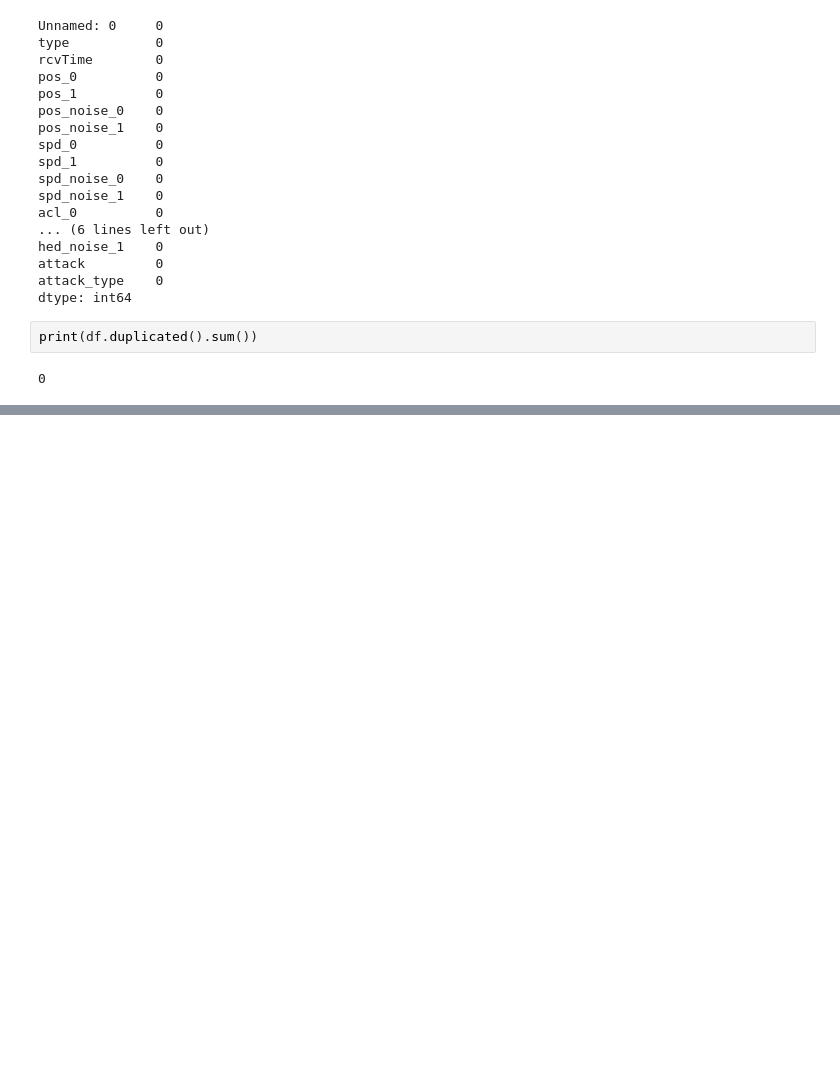
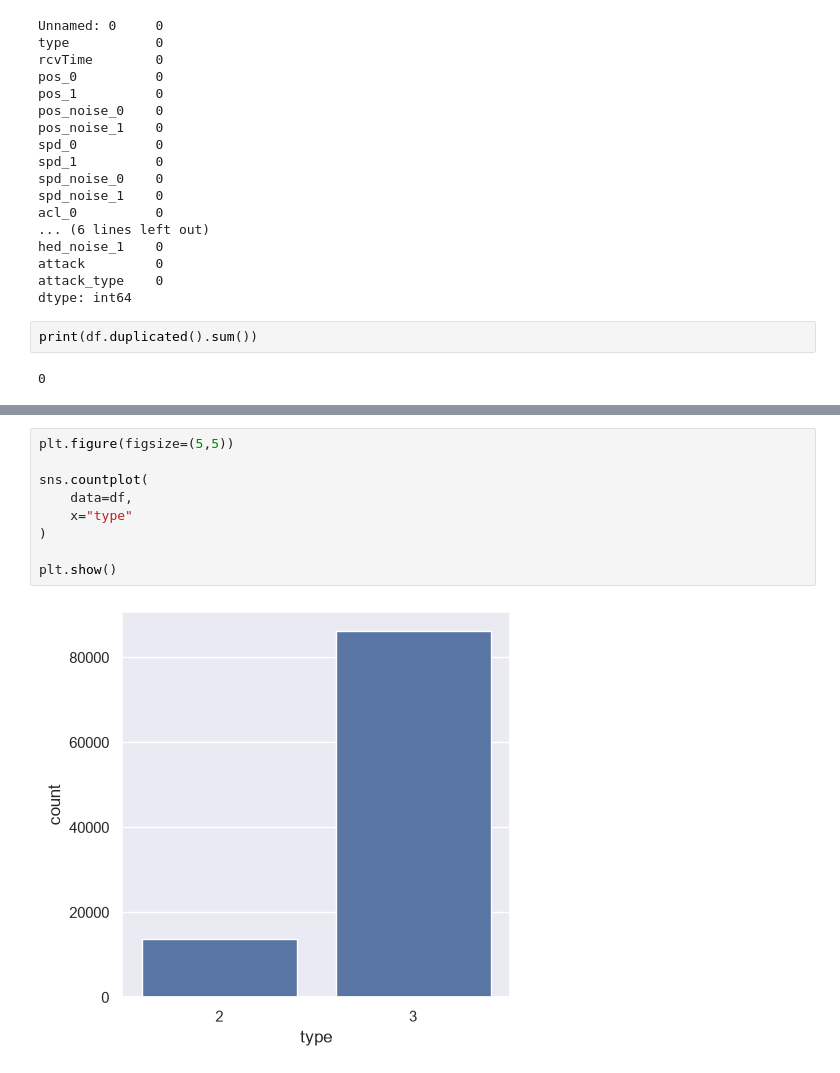
Before and after one commit to DataVineet/LLM-Explainable-Misbehavior-Reporting, a Jupyter notebook: notebooks/02_Exploratory_Data_Analysis.ipynb, the cells around one changed output, grey strips where cells are left out. Cells and saved outputs as stored; diff of their text form; blank space fills up the shorter version.

```diff
--- a/notebooks/02_Exploratory_Data_Analysis.ipynb
+++ b/notebooks/02_Exploratory_Data_Analysis.ipynb
@@ -95,0 +213,11 @@ print(df.duplicated().sum())
+# %%
+plt.figure(figsize=(5,5))
+
+sns.countplot(
+    data=df,
+    x="type"
+)
+
+plt.show()
+# %% [output]
+[figure, added]
```
Also changed, not shown: parts of 29 cells of this notebook, 50 other files.
